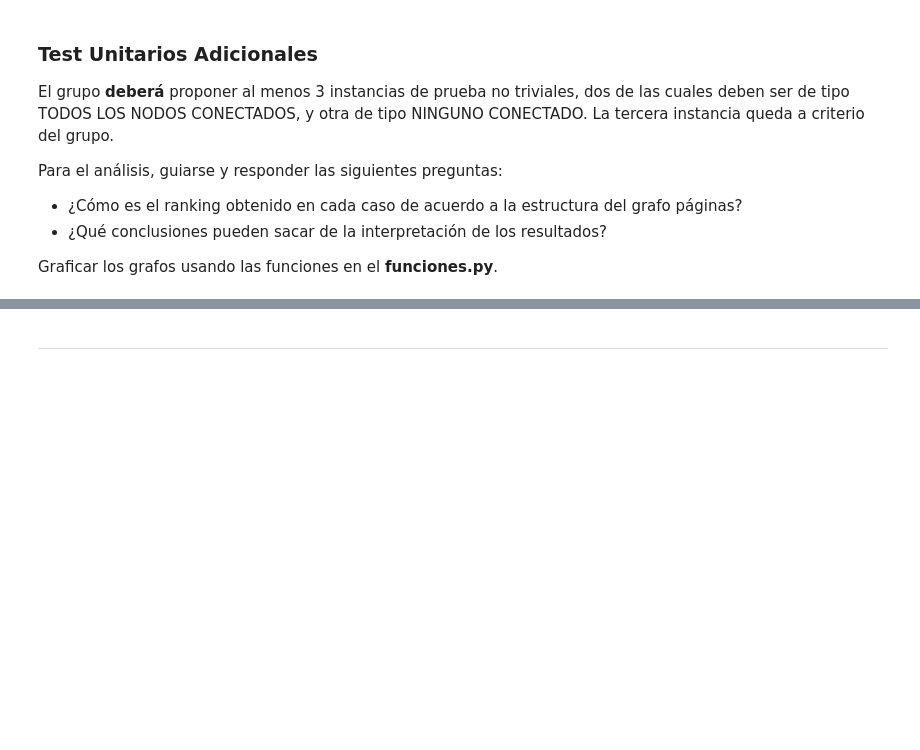
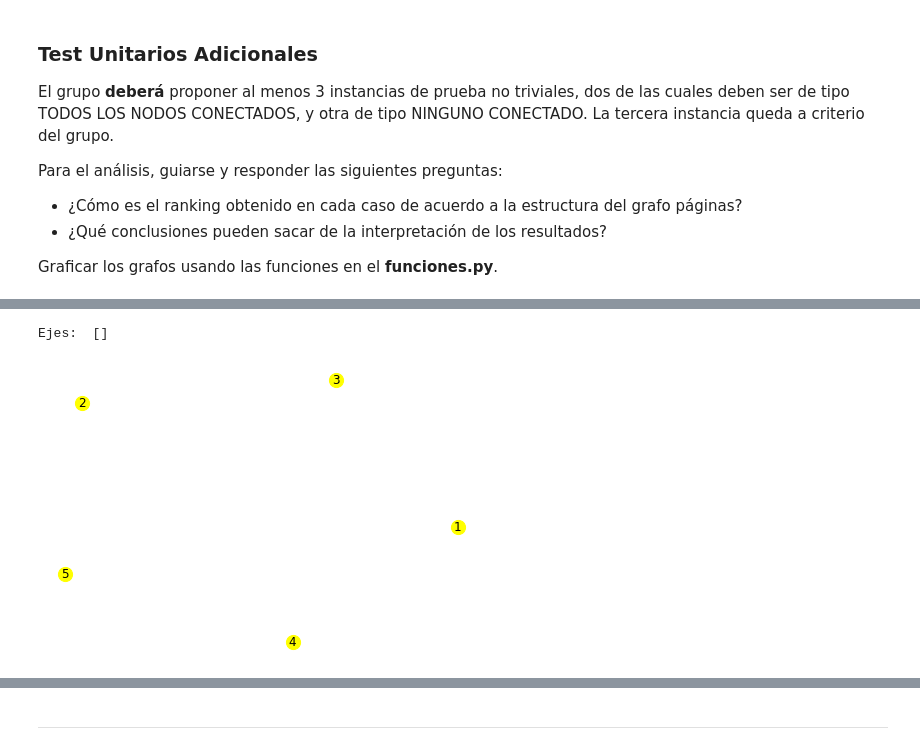
Before and after one commit to r3ch1rd/TP1alc, a Jupyter notebook: grupo_XX_TP1.ipynb, the cells around one changed output, grey strips where cells are left out. Cells and saved outputs as stored; diff of their text form; code cells hidden in the pictures; blank space fills up the shorter version.

```diff
--- a/grupo_XX_TP1.ipynb
+++ b/grupo_XX_TP1.ipynb
@@ -162,0 +176,6 @@ Graficar los grafos usando las funciones en el **funciones.py**.
+# %%
+ninguno_conectado = np.array([[0,0,0,0,0],[0,0,0,0,0],[0,0,0,0,0],[0,0,0,0,0],[0,0,0,0,0]])
+dibujarGrafo(ninguno_conectado)
+# %% [output]
+Ejes:  []
+[figure, added]
```
Also changed, not shown: parts of 4 cells of this notebook, 1 other file.
